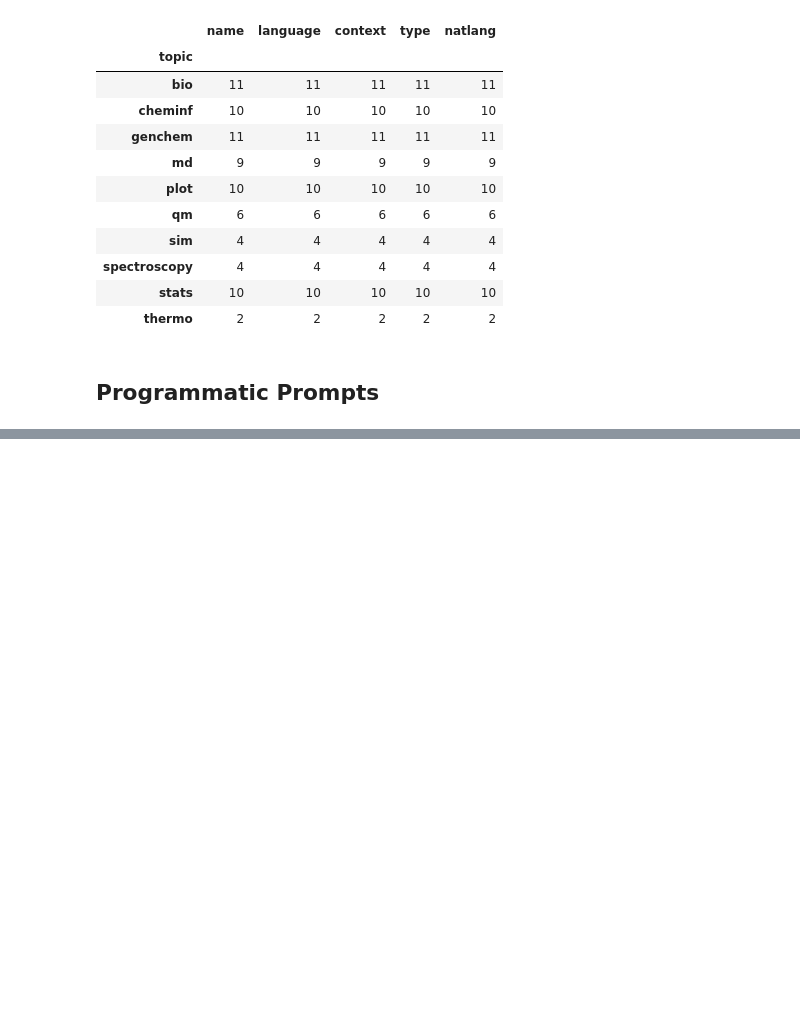
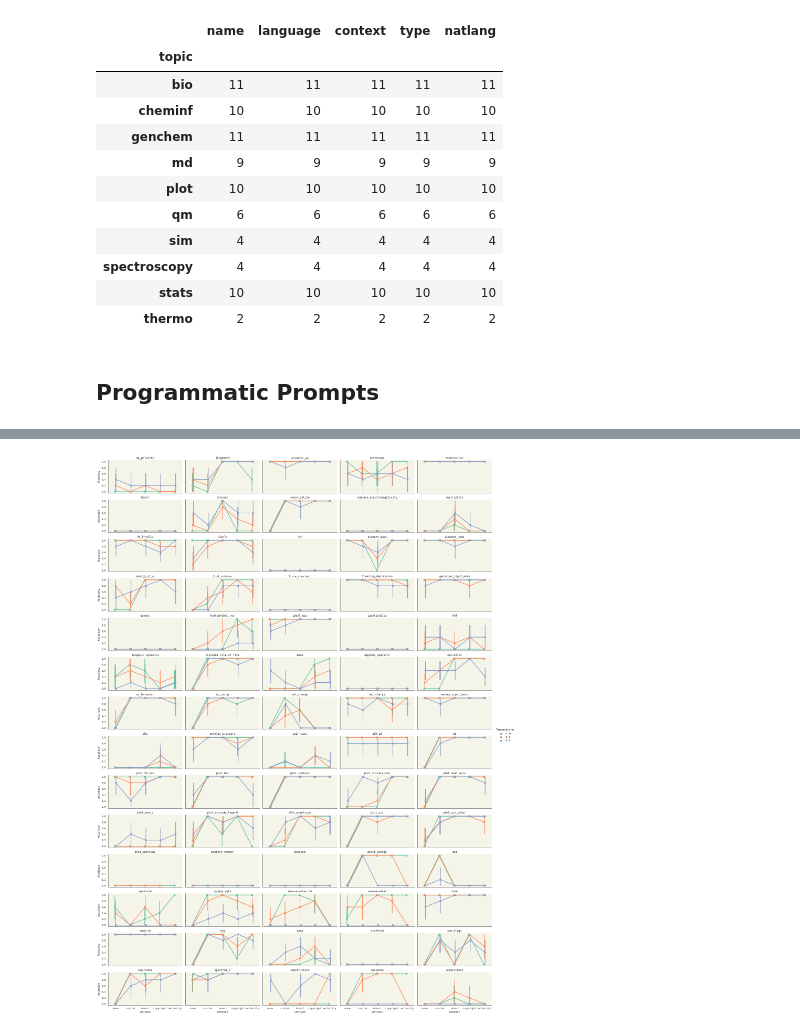
Before and after one commit to ur-whitelab/nlcc-data, a Jupyter notebook: paper/Prompts.ipynb, the cells around one changed output, grey strips where cells are left out. Drawn from its saved outputs; the diff is of its cells as text; code cells hidden in the pictures; blank space fills up the shorter version.

```diff
--- a/paper/Prompts.ipynb
+++ b/paper/Prompts.ipynb
@@ -171,0 +199,11 @@ print(df.groupby('topic').count().iloc[:,0].to_latex())
+# %%
+plt.figure(figsize=(4,4), dpi=90)
+g = sns.FacetGrid(merged, col='name', col_wrap=5, height=2.5, aspect=2, hue_order=temperatures)
+g.map(sns.pointplot, 'used_context', 'result', 'temperature',
+      palette='Set2', dodge=True)
+g.add_legend(title='Temperature')
+g.set_axis_labels('Context', 'Accuracy')
+g.set_titles('{col_name}')
+g.savefig('all.pdf')
+# %% [output]
+[figure, added]
```
Also changed, not shown: parts of 5 cells of this notebook, 4 other files.
